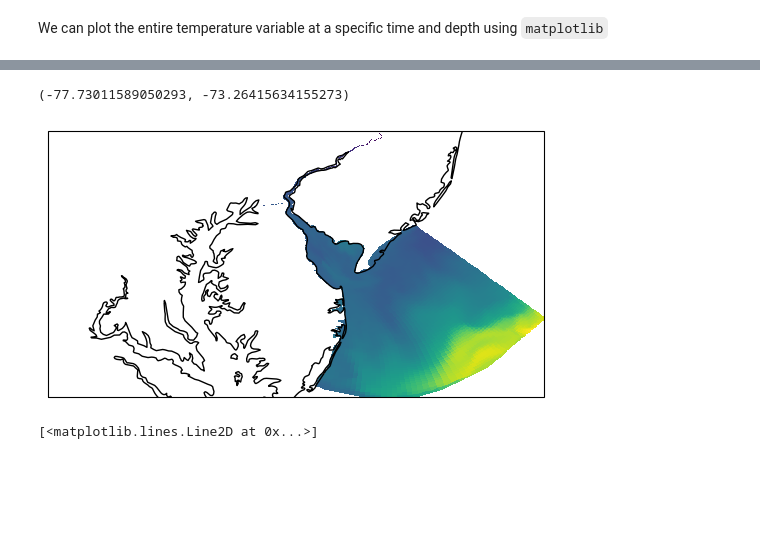
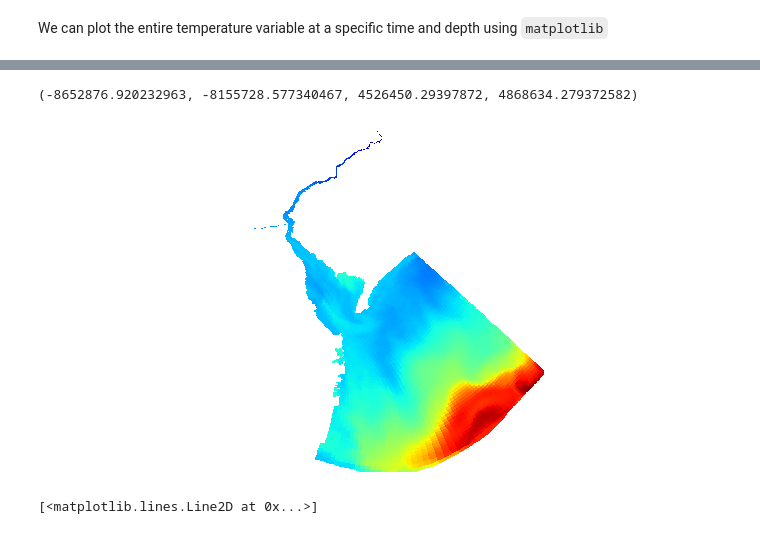
Before and after one commit to mpiannucci/ocean-notebooks, a Jupyter notebook: dbofs_best_remote.ipynb, the cells around one changed output, grey strips where cells are left out. Cells and saved outputs as stored; diff of their text form; code cells hidden in the pictures; blank space fills up the shorter version.

```diff
--- a/dbofs_best_remote.ipynb
+++ b/dbofs_best_remote.ipynb
@@ -40,20 +35,18 @@ ds.temp.isel(ocean_time=0, s_rho=0).plot(x='lon_rho', y='lat_rho', cmap='jet')
 # %%
 import matplotlib.pyplot as plt
 import cartopy.crs as ccrs
 %matplotlib inline
 
 sst = ds.temp.isel(ocean_time=0, s_rho=0).values
 
 # plt.pcolormesh(ds.lon_rho, ds.lat_rho, temp)
-ax = plt.axes(projection=ccrs.PlateCarree())
-ax.set_global()
-plt.pcolormesh(ds.lon_rho.values, ds.lat_rho.values, sst, transform=ccrs.PlateCarree())
-ax.coastlines()
-ax.set_ylim(ds.lat_rho.min(), ds.lat_rho.max())
-ax.set_xlim(ds.lon_rho.min(), ds.lon_rho.max())
+ax = plt.axes(projection=ccrs.Mercator())
+plt.pcolormesh(ds.lon_rho, ds.lat_rho, sst, transform=ccrs.PlateCarree(), cmap='jet')
+ax.set_extent([ds.lon_rho.min(), ds.lon_rho.max(), ds.lat_rho.min(), ds.lat_rho.max()], crs=ccrs.PlateCarree())
+ax.axis('off')
 # %% [output]
-(-77.73011589050293, -73.26415634155273)
+(-8652876.920232963, -8155728.577340467, 4526450.29397872, 4868634.279372582)
-[figure, old version]
+[figure, new version]
 # %%
 import cartopy.geodesic
 import numpy as np
```
Also changed, not shown: parts of 1 cell of this notebook.
